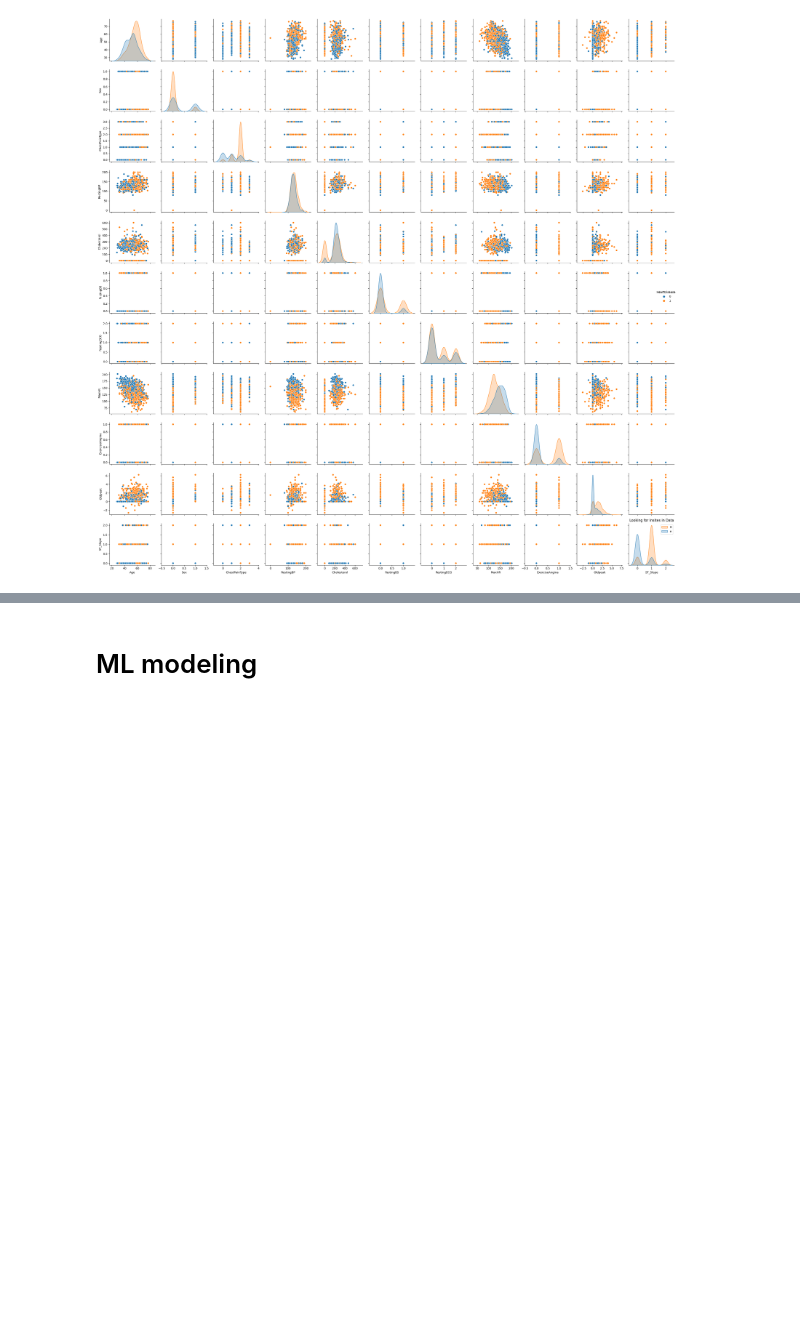
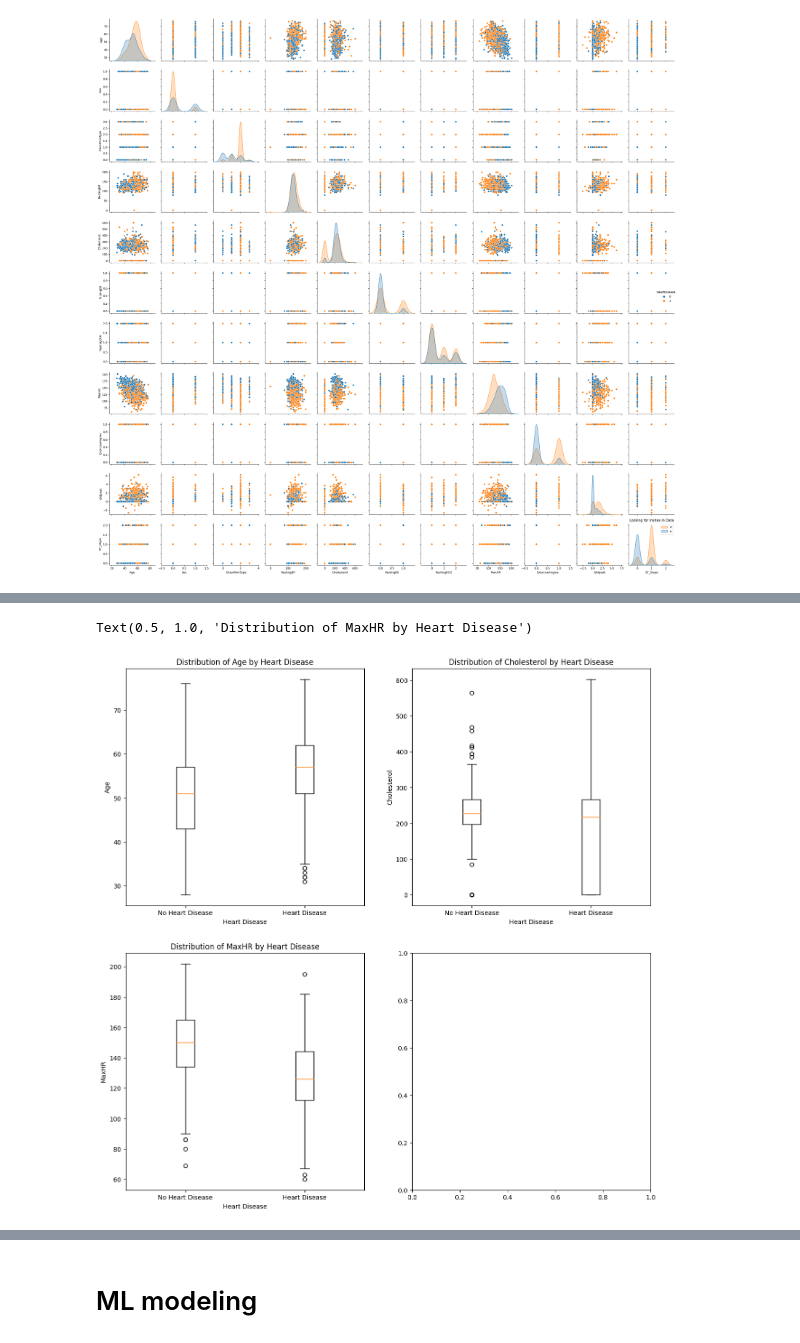
Before and after one commit to AdrielSalguero/Heart-failures-disease, a Jupyter notebook: deepnote/Heart_Failure_Prediction_Dataset/Heart Failure Prediction Dataset.ipynb, the cells around one changed output, grey strips where cells are left out. Cells and saved outputs as stored; diff of their text form; code cells hidden in the pictures; blank space fills up the shorter version.

```diff
--- a/deepnote/Heart_Failure_Prediction_Dataset/Heart Failure Prediction Dataset.ipynb
+++ b/deepnote/Heart_Failure_Prediction_Dataset/Heart Failure Prediction Dataset.ipynb
@@ -159,0 +175,28 @@ plt.show()
+# %%
+#Por poca correlacion quitamos las variables RestingECG y RestingBP
+
+df = df.drop(columns = ['RestingECG', 'RestingBP'])
+dfn = dfn.drop(columns = ['RestingECG', 'RestingBP'])
+# %%
+ax,fig = plt.subplots(nrows = 2,ncols = 2,figsize = (15,15))
+
+plt.subplot(2,2,1)
+plt.boxplot([df[df['HeartDisease'] == 0]['Age'], df[df['HeartDisease'] == 1]['Age']], labels=['No Heart Disease', 'Heart Disease'])
+plt.xlabel('Heart Disease')
+plt.ylabel('Age')
+plt.title('Distribution of Age by Heart Disease');
+
+plt.subplot(2,2,2)
+plt.boxplot([df[df['HeartDisease'] == 0]['Cholesterol'], df[df['HeartDisease'] == 1]['Cholesterol']], labels=['No Heart Disease', 'Heart Disease'])
+plt.xlabel('Heart Disease')
+plt.ylabel('Cholesterol')
+plt.title('Distribution of Cholesterol by Heart Disease');
+
+plt.subplot(2,2,3)
+plt.boxplot([df[df['HeartDisease'] == 0]['MaxHR'], df[df['HeartDisease'] == 1]['MaxHR']], labels=['No Heart Disease', 'Heart Disease'])
+plt.xlabel('Heart Disease')
+plt.ylabel('MaxHR')
+plt.title('Distribution of MaxHR by Heart Disease')
+# %% [output]
+Text(0.5, 1.0, 'Distribution of MaxHR by Heart Disease')
+[figure, added]
```
Also changed, not shown: parts of 14 cells of this notebook.
